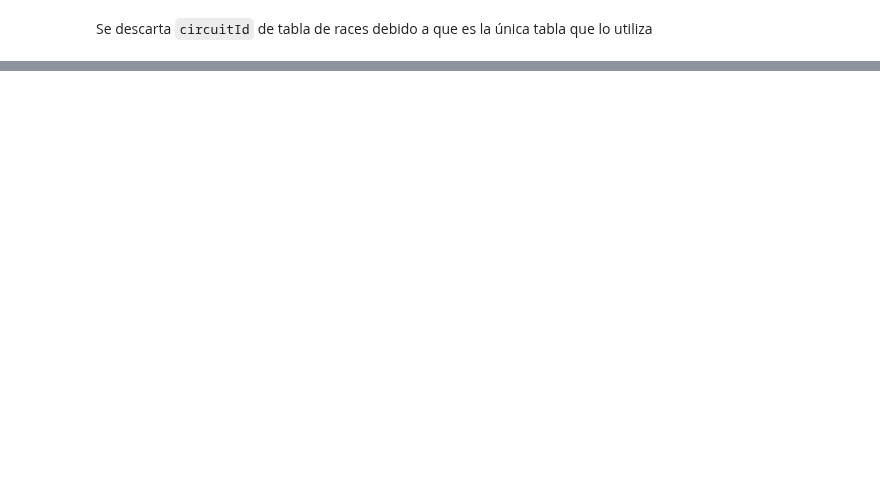
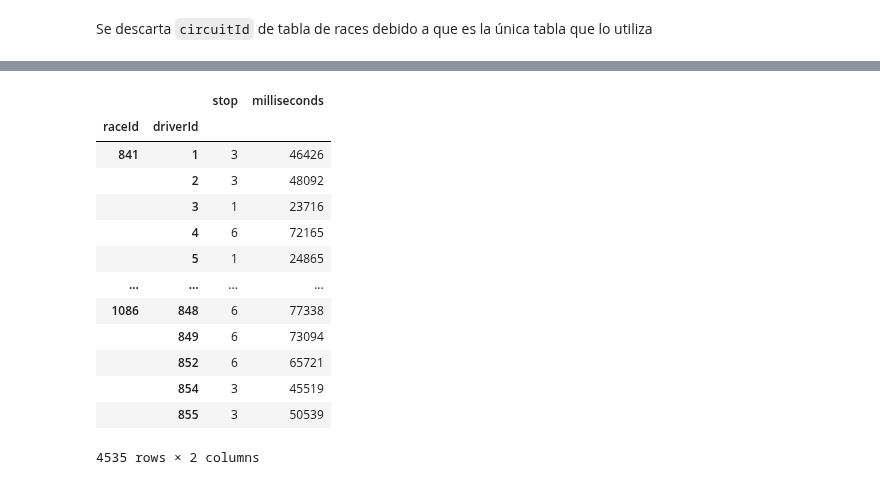
Before and after one commit to CAMM961001/itam-mcd, a Jupyter notebook: mineria-analisis-datos/proyecto/datos/limpieza_tablas.ipynb, the cells around one changed output, grey strips where cells are left out. Drawn from its saved outputs; the diff is of its cells as text; code cells hidden in the pictures; blank space fills up the shorter version.

```diff
--- a/mineria-analisis-datos/proyecto/datos/limpieza_tablas.ipynb
+++ b/mineria-analisis-datos/proyecto/datos/limpieza_tablas.ipynb
@@ -286,0 +306,7 @@ races.to_csv('races.csv', index=False)
+# %%
+pit_stops = pd.read_csv(os.path.join(path_originales, 'pit_stops.csv'))
+
+#Se reemplaza \\N por np.nan
+pit_stops.replace(to_replace='\\N', value=np.nan, inplace=True)
+
+pit_stops.head()
@@ -286,0 +320,6 @@ races.to_csv('races.csv', index=False)
+# %%
+#Se convierte time a variable tipo time
+pit_stops['time'] = pd.to_datetime(pit_stops['time']).dt.time
+# %%
+#Se descarta duration
+pit_stops.drop(columns='duration', inplace=True)
@@ -286,0 +342,17 @@ races.to_csv('races.csv', index=False)
+# %%
+pit_stops[['raceId', 'driverId', 'stop', 'milliseconds']].groupby(by=['raceId', 'driverId']).sum()
+# %% [output]
+|  |  | stop | milliseconds |
+| raceId | driverId |  |  |
+| 841 | 1 | 3 | 46426 |
+|  | 2 | 3 | 48092 |
+|  | 3 | 1 | 23716 |
+|  | 4 | 6 | 72165 |
+|  | 5 | 1 | 24865 |
+| ... | ... | ... | ... |
+| 1086 | 848 | 6 | 77338 |
+|  | 849 | 6 | 73094 |
+|  | 852 | 6 | 65721 |
+|  | 854 | 3 | 45519 |
+|  | 855 | 3 | 50539 |
+4535 rows × 2 columns
```
Also changed, not shown: parts of 12 cells of this notebook.
